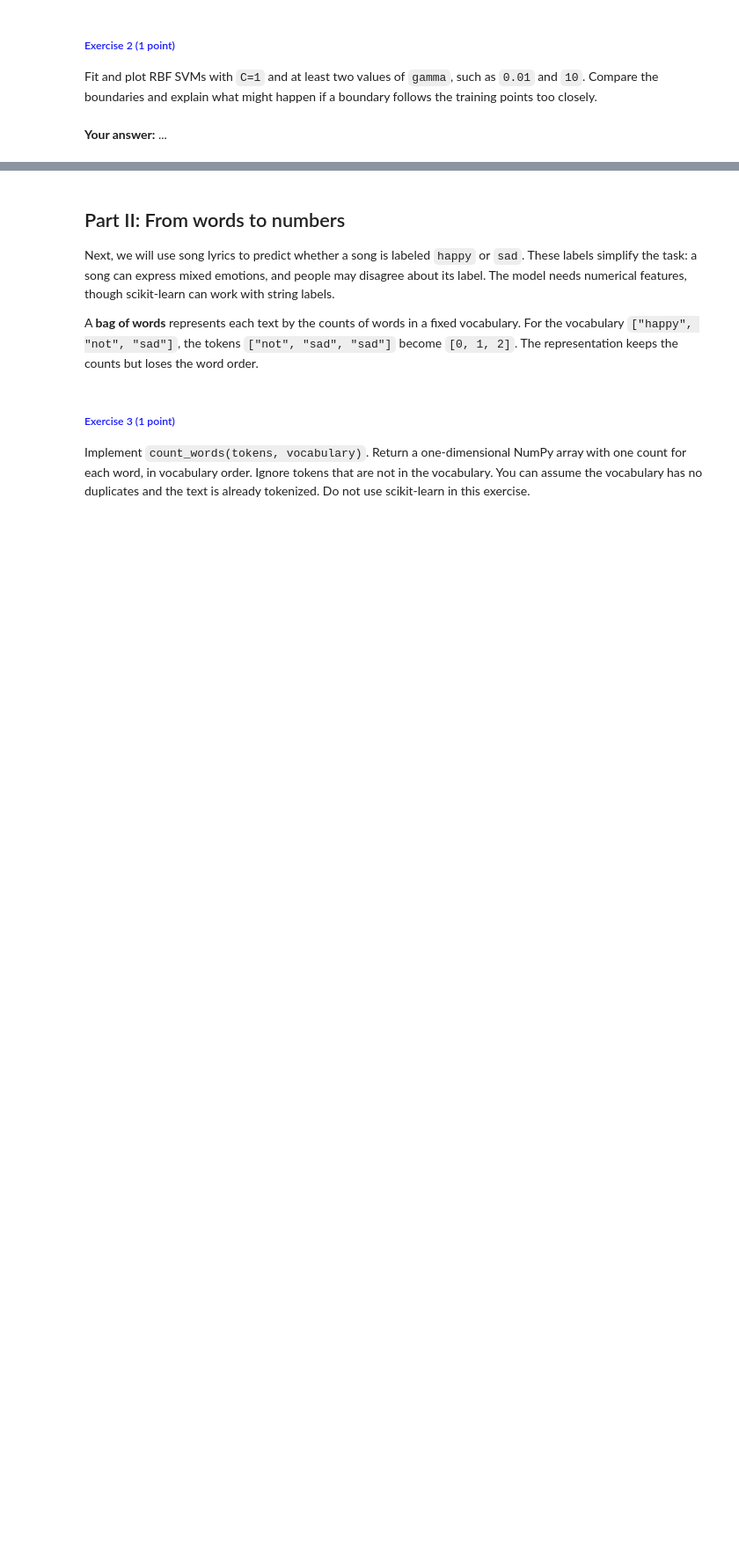
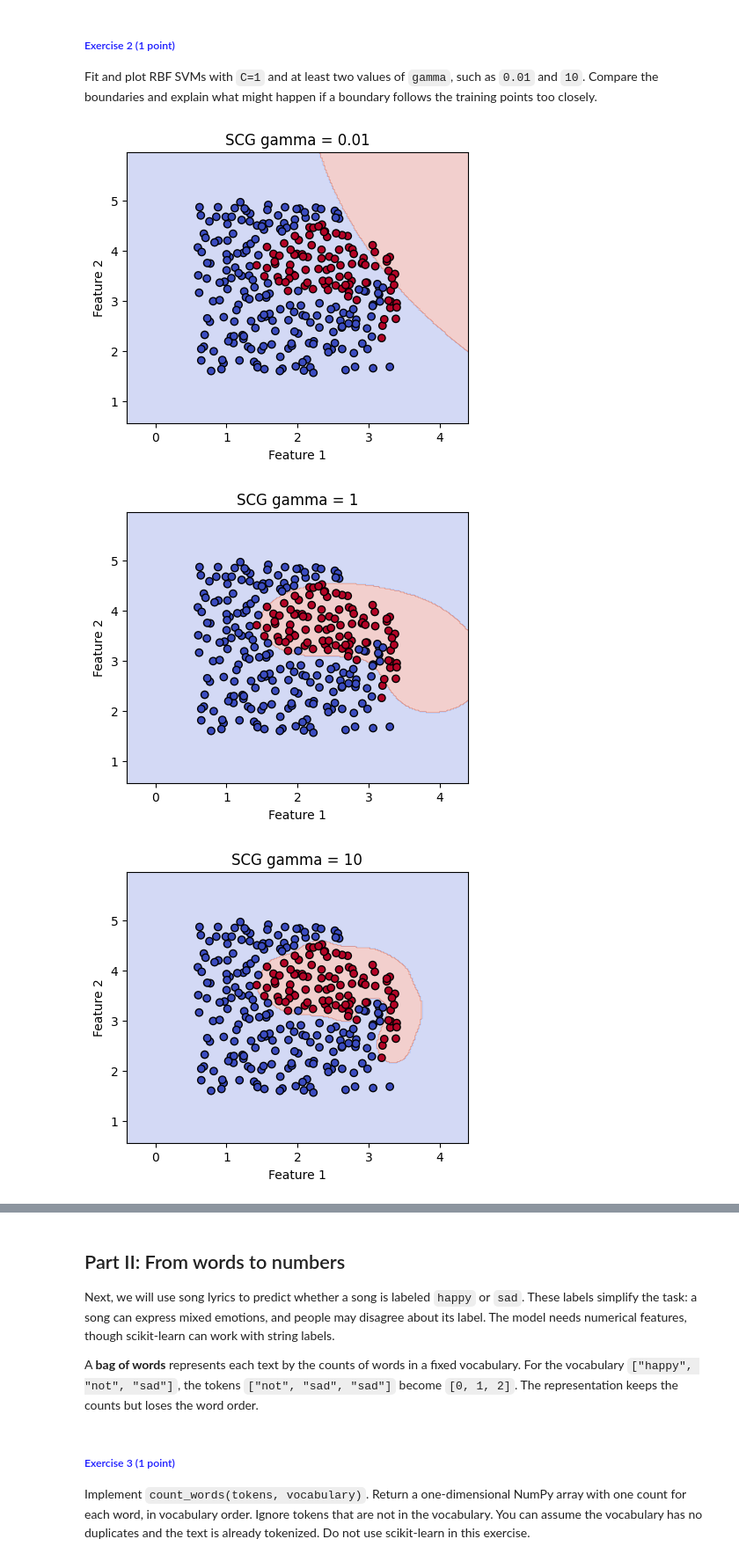
Before and after one commit to tibor-cernak/ml_exercises, a Jupyter notebook: assignment4/SVM_Random_Forests.ipynb, the cells around one changed output, grey strips where cells are left out. Shown at 88% size. Saved outputs shown, nothing was run; the diff lists cells and outputs as text; code cells hidden in the pictures; blank space fills up the shorter version.

```diff
--- a/assignment4/SVM_Random_Forests.ipynb
+++ b/assignment4/SVM_Random_Forests.ipynb
@@ -97,9 +111,11 @@ plt.show()
 <h5 style="color: #1B1BFF">Exercise 2 (1 point)</h5>
 
 Fit and plot RBF SVMs with `C=1` and at least two values of `gamma`, such as `0.01` and `10`. Compare the boundaries and explain what might happen if a boundary follows the training points too closely.
-# %%
-for gamma in [0.01, 10]:
-    # Create and fit an SVC with kernel="rbf", then plot its boundary.
-    ...
-# %% [markdown]
-**Your answer:** ...
+# %%
+for gamma in [0.01, 1, 10]:
+    svm = SVC(C=1, kernel="rbf", gamma=gamma).fit(X_rbf, y_rbf)
+    plot_boundary(svm, X_rbf, y_rbf, f"SCG gamma = {gamma}")
+# %% [output]
+[figure, added]
+[figure, added]
+[figure, added]
```
Also changed, not shown: parts of 31 cells of this notebook.
